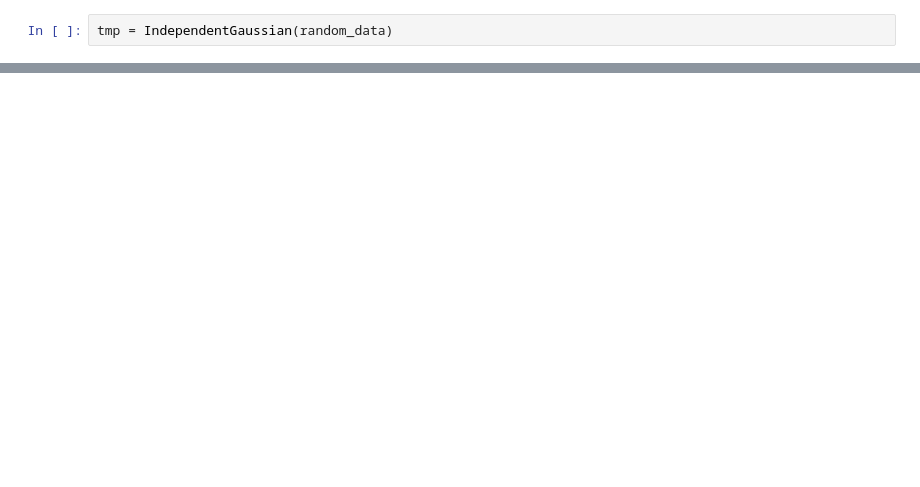
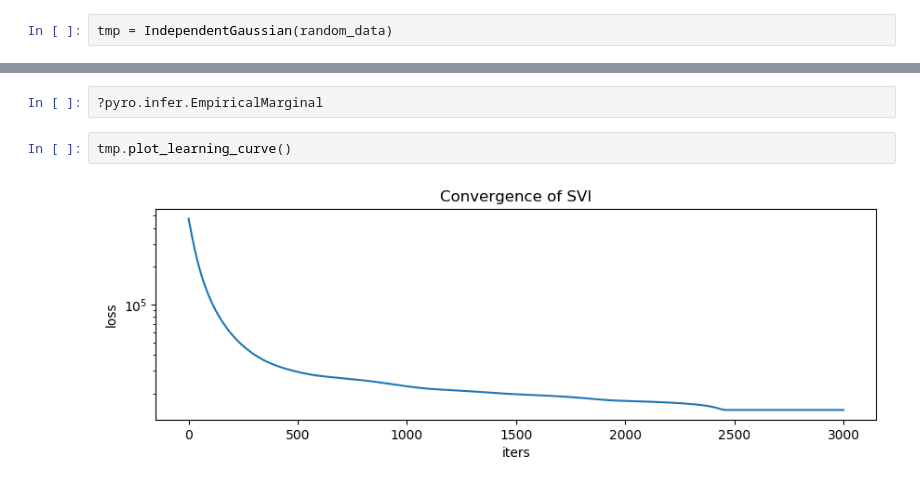
Before and after one commit to deoxyribose/compositions_mixtures_factors, a Jupyter notebook: compose.ipynb, the cells around one changed output, grey strips where cells are left out. Saved outputs shown, nothing was run; the diff lists cells and outputs as text; blank space fills up the shorter version.

```diff
--- a/compose.ipynb
+++ b/compose.ipynb
@@ -138,0 +148,6 @@ Sample Sites:
+# %%
+?pyro.infer.EmpiricalMarginal
+# %%
+tmp.plot_learning_curve()
+# %% [output]
+[figure, added]
```
Also changed, not shown: parts of 16 cells of this notebook.
